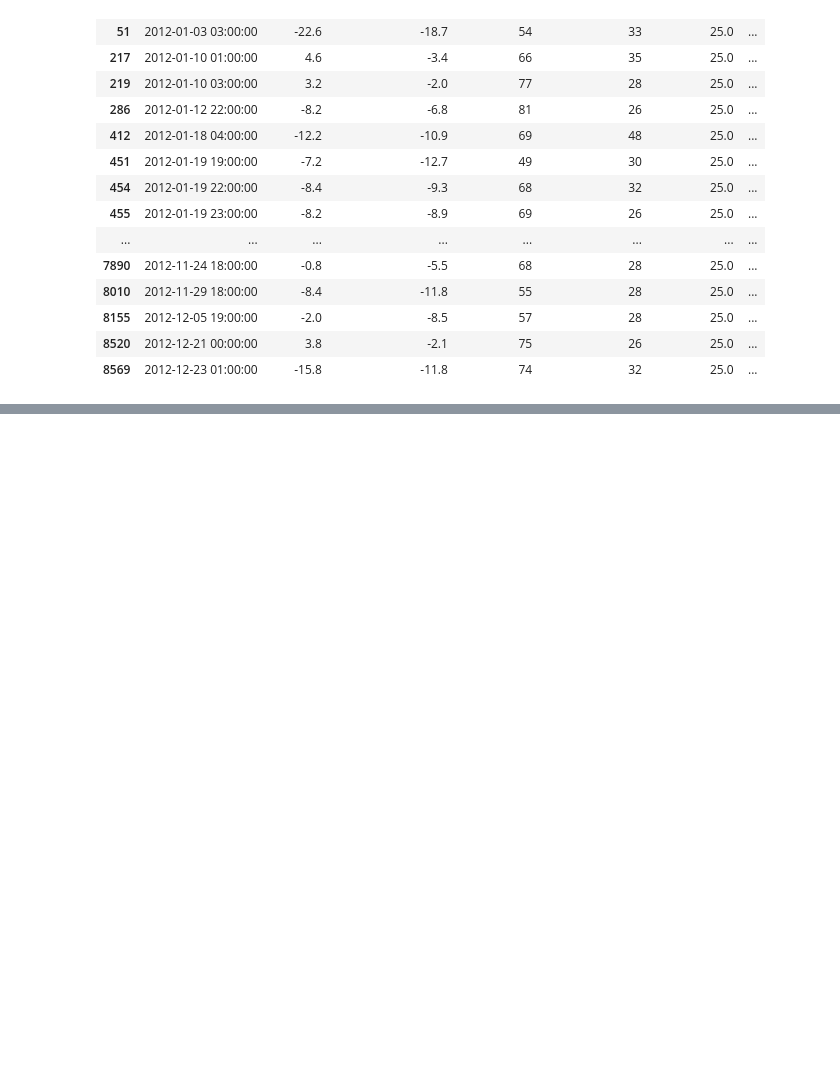
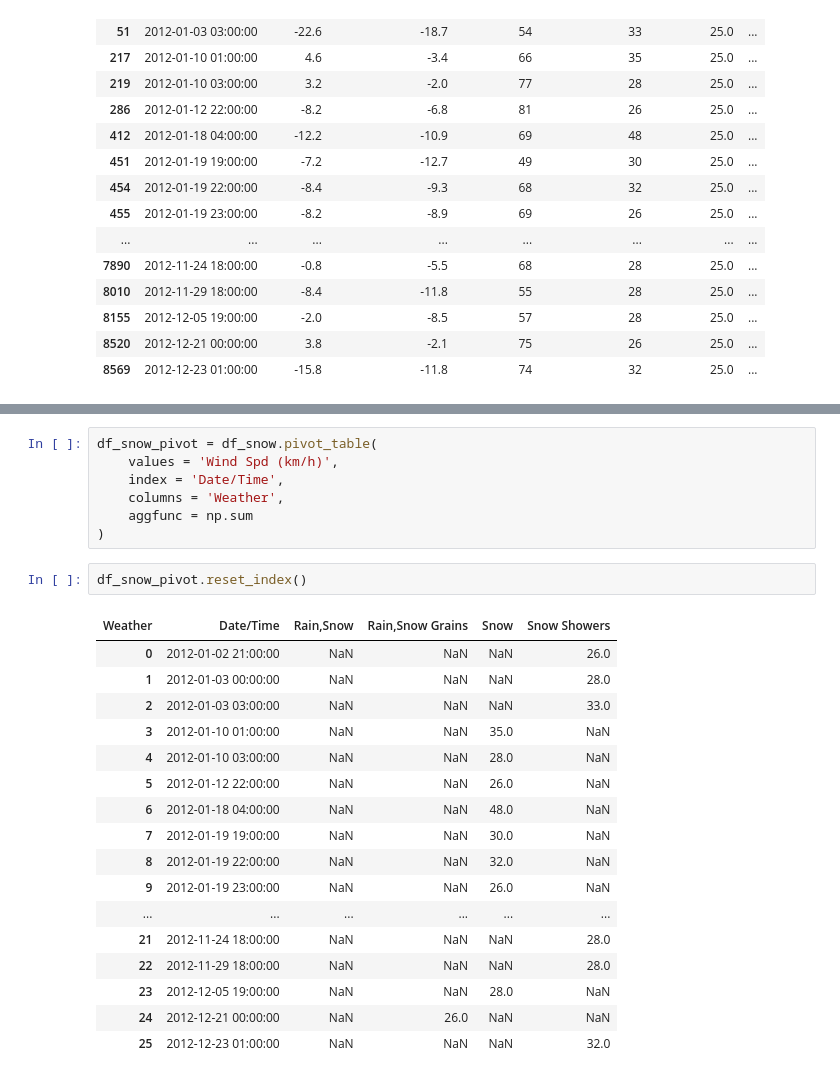
Before and after one commit to ruditmathews/PythonForDE, a Jupyter notebook: Basics/basics.ipynb, the cells around one changed output, grey strips where cells are left out. Drawn from its saved outputs; the diff is of its cells as text; blank space fills up the shorter version.

```diff
--- a/Basics/basics.ipynb
+++ b/Basics/basics.ipynb
@@ -625,0 +638,27 @@ df_snow
+# %%
+df_snow_pivot = df_snow.pivot_table(
+    values = 'Wind Spd (km/h)',
+    index = 'Date/Time',
+    columns = 'Weather',
+    aggfunc = np.sum
+)
+# %%
+df_snow_pivot.reset_index()
+# %% [output]
+| Weather | Date/Time | Rain,Snow | Rain,Snow Grains | Snow | Snow Showers |
+| 0 | 2012-01-02 21:00:00 | NaN | NaN | NaN | 26.0 |
+| 1 | 2012-01-03 00:00:00 | NaN | NaN | NaN | 28.0 |
+| 2 | 2012-01-03 03:00:00 | NaN | NaN | NaN | 33.0 |
+| 3 | 2012-01-10 01:00:00 | NaN | NaN | 35.0 | NaN |
+| 4 | 2012-01-10 03:00:00 | NaN | NaN | 28.0 | NaN |
+| 5 | 2012-01-12 22:00:00 | NaN | NaN | 26.0 | NaN |
+| 6 | 2012-01-18 04:00:00 | NaN | NaN | 48.0 | NaN |
+| 7 | 2012-01-19 19:00:00 | NaN | NaN | 30.0 | NaN |
+| 8 | 2012-01-19 22:00:00 | NaN | NaN | 32.0 | NaN |
+| 9 | 2012-01-19 23:00:00 | NaN | NaN | 26.0 | NaN |
+| ... | ... | ... | ... | ... | ... |
+| 21 | 2012-11-24 18:00:00 | NaN | NaN | NaN | 28.0 |
+| 22 | 2012-11-29 18:00:00 | NaN | NaN | NaN | 28.0 |
+| 23 | 2012-12-05 19:00:00 | NaN | NaN | 28.0 | NaN |
+| 24 | 2012-12-21 00:00:00 | NaN | 26.0 | NaN | NaN |
+| 25 | 2012-12-23 01:00:00 | NaN | NaN | NaN | 32.0 |
```
Also changed, not shown: parts of 12 cells of this notebook.
